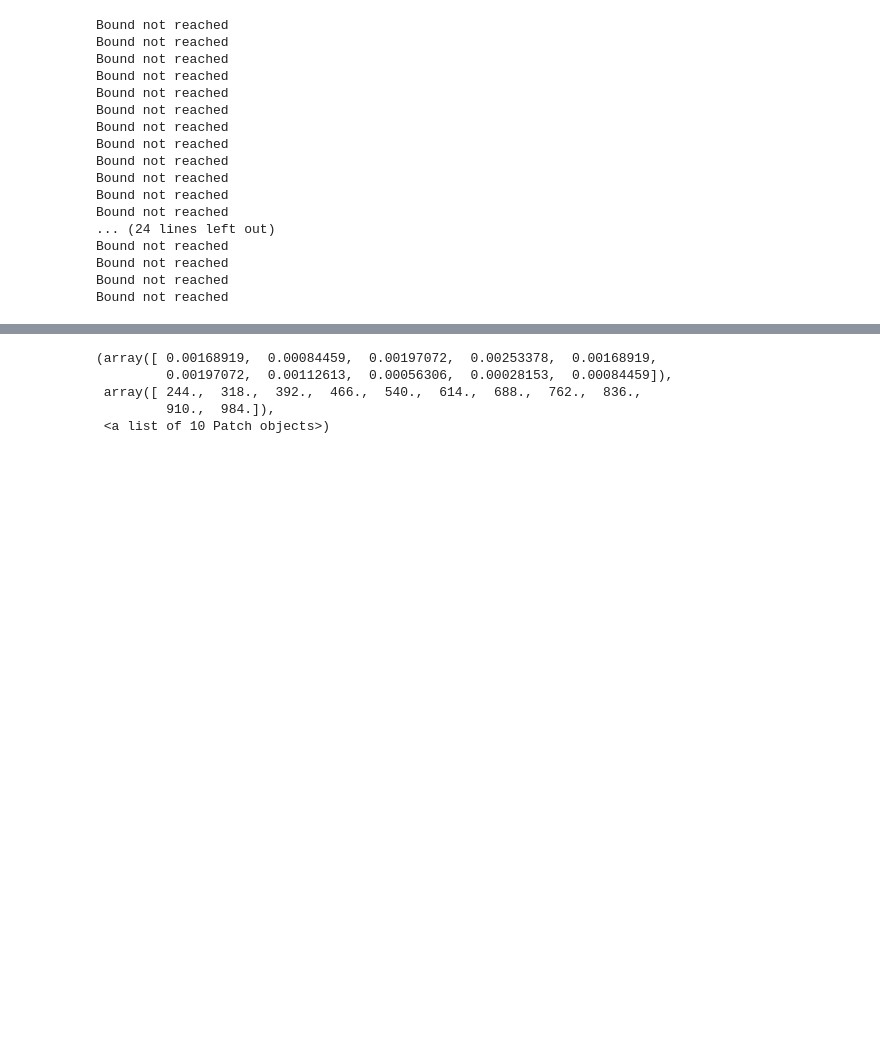
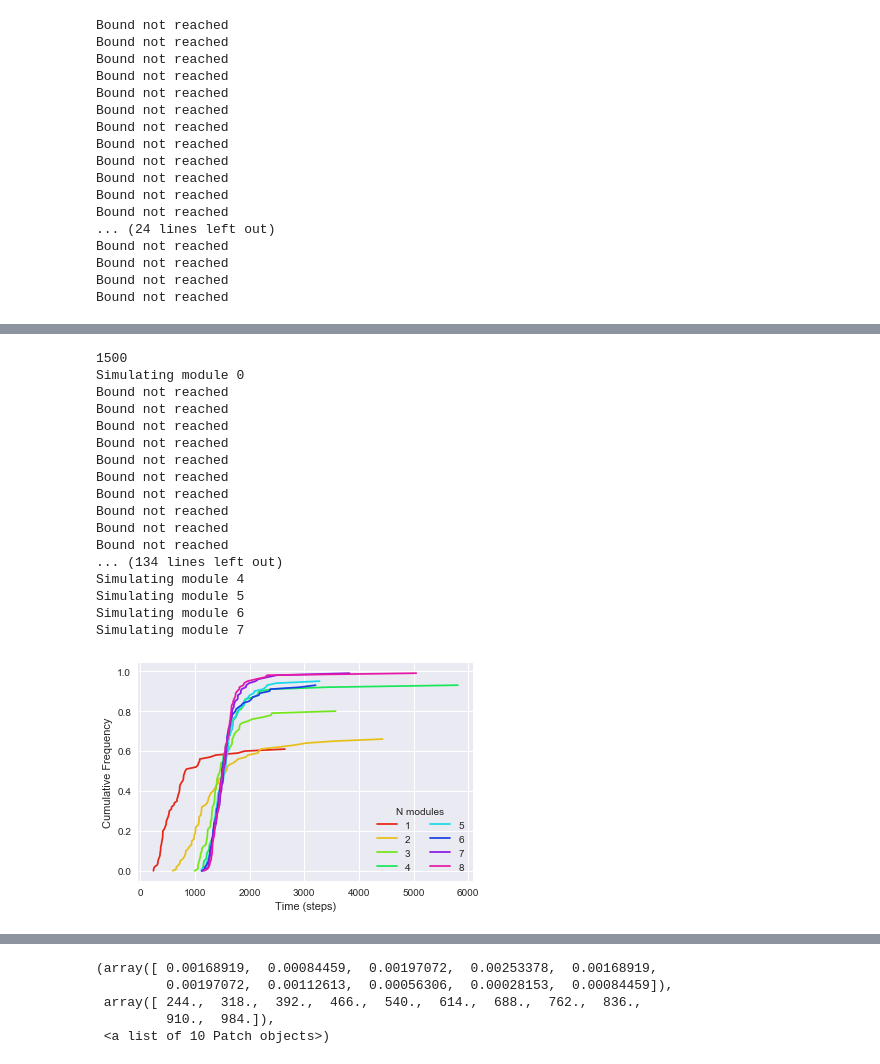
Before and after one commit to jazlab/SE_NL_MJ_2020, a Jupyter notebook: two_neuron_cascade.ipynb, the cells around one changed output, grey strips where cells are left out. Cells and saved outputs as stored; diff of their text form; code cells hidden in the pictures; blank space fills up the shorter version.

Commit message:
Added a function to simulate multiple modules (subdividing time)

```diff
--- a/two_neuron_cascade.ipynb
+++ b/two_neuron_cascade.ipynb
@@ -284,7 +284,7 @@ def simulate_multiple_modules(ntrials, nsteps, total_duration, Kval, nmodules):
                                                       param_dict_module,
                                           K=Kval, ext_updating=False)
         else:
-            ext_module, final_pos, times_lst = simulate_module(ntrials, nsteps, subgoal, ext_module1,
+            ext_module, final_pos, times_lst = simulate_module(ntrials, nsteps, subgoal, ext_module,
                                                       param_dict_module,
                                           K=Kval, prev_final=final_pos, ext_updating=True)
             total_times += times_lst
@@ -324,0 +298,30 @@ array([   inf,    inf,    inf,    inf,   818.,  1797.,    inf,    inf,
+# %%
+palette = sns.hls_palette(8, l=0.5, s=0.8)
+#palette = sns.color_palette('hls', 10)
+for i in range(1, 9):
+    time_lst = simulate_multiple_modules(100, 5000, 1500, 3, i)
+    x, y = ecdf(time_lst)
+    plt.plot(x, y, color=palette[i - 1], label=str(i))
+plt.legend(title='N modules', ncol=2)
+plt.xlabel('Time (steps)')
+plt.ylabel('Cumulative Frequency')
+save_safe('cascade_performance.pdf')
+# %% [output]
+1500
+Simulating module 0
+Bound not reached
+Bound not reached
+Bound not reached
+Bound not reached
+Bound not reached
+Bound not reached
+Bound not reached
+Bound not reached
+Bound not reached
+Bound not reached
+... (134 lines left out)
+Simulating module 4
+Simulating module 5
+Simulating module 6
+Simulating module 7
+[figure, added]
```
Also changed, not shown: parts of 5 cells of this notebook.
